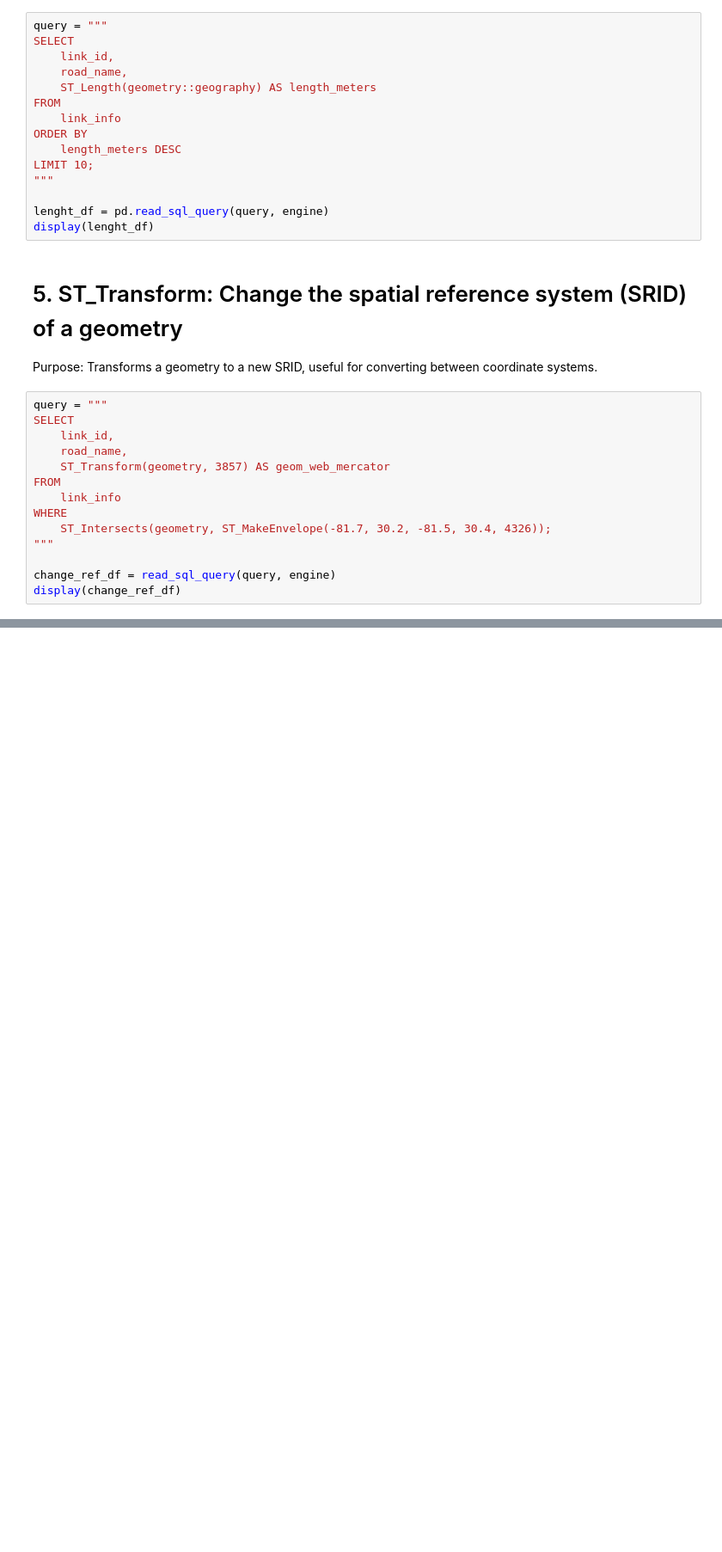
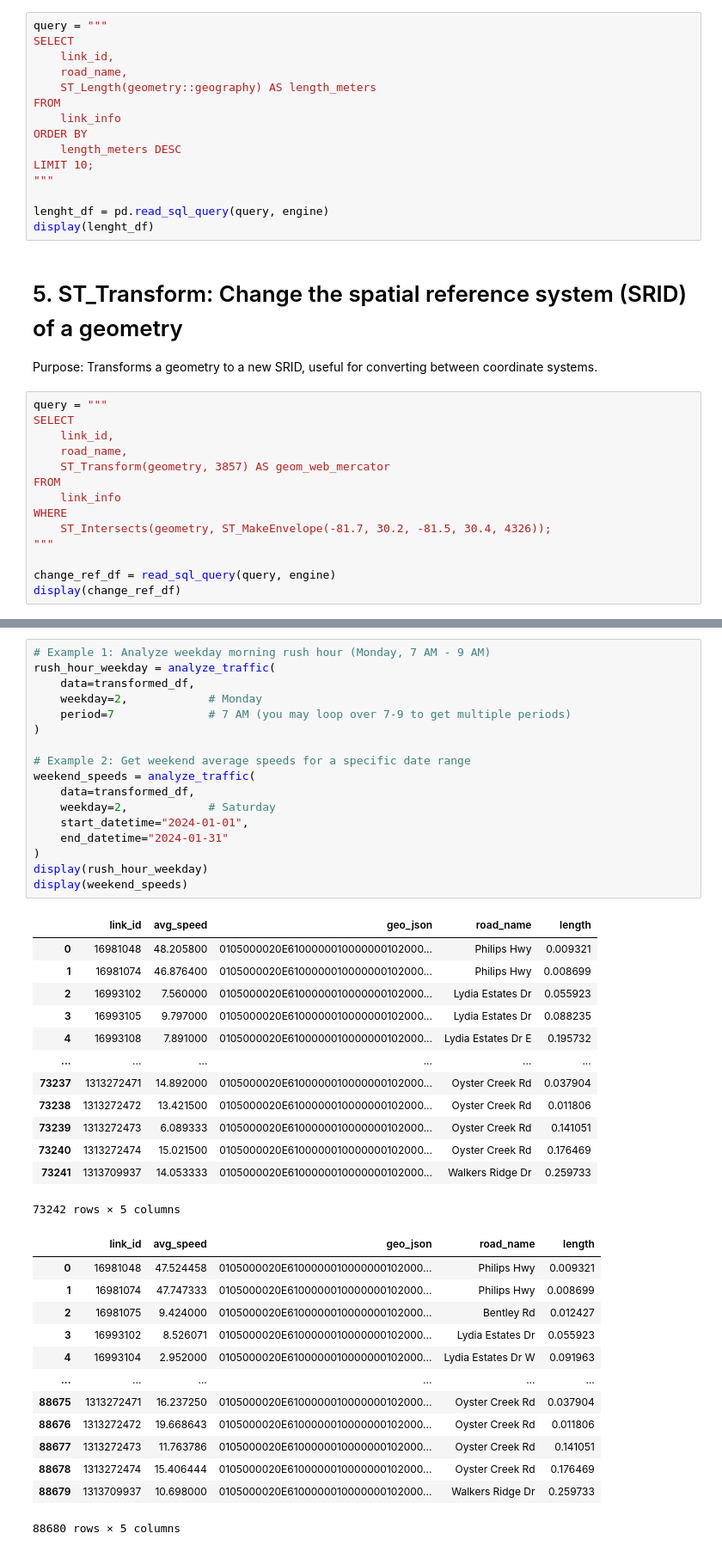
Before and after one commit to GuiBo79/urban-sdk, a Jupyter notebook: notebooks/urban-sdk.ipynb, the cells around one changed output, grey strips where cells are left out. Shown at 86% size. Drawn from its saved outputs; the diff is of its cells as text; blank space fills up the shorter version.

```diff
--- a/notebooks/urban-sdk.ipynb
+++ b/notebooks/urban-sdk.ipynb
@@ -558,0 +544,44 @@ display(change_ref_df)
+# %%
+# Example 1: Analyze weekday morning rush hour (Monday, 7 AM - 9 AM)
+rush_hour_weekday = analyze_traffic(
+    data=transformed_df,
+    weekday=2,            # Monday
+    period=7              # 7 AM (you may loop over 7-9 to get multiple periods)
+)
+
+# Example 2: Get weekend average speeds for a specific date range
+weekend_speeds = analyze_traffic(
+    data=transformed_df,
+    weekday=2,            # Saturday
+    start_datetime="2024-01-01",
+    end_datetime="2024-01-31"
+)
+display(rush_hour_weekday)
+display(weekend_speeds)
+# %% [output]
+|  | link_id | avg_speed | geo_json | road_name | length |
+| 0 | 16981048 | 48.205800 | 0105000020E6100000010000000102000... | Philips Hwy | 0.009321 |
+| 1 | 16981074 | 46.876400 | 0105000020E6100000010000000102000... | Philips Hwy | 0.008699 |
+| 2 | 16993102 | 7.560000 | 0105000020E6100000010000000102000... | Lydia Estates Dr | 0.055923 |
+| 3 | 16993105 | 9.797000 | 0105000020E6100000010000000102000... | Lydia Estates Dr | 0.088235 |
+| 4 | 16993108 | 7.891000 | 0105000020E6100000010000000102000... | Lydia Estates Dr E | 0.195732 |
+| ... | ... | ... | ... | ... | ... |
+| 73237 | 1313272471 | 14.892000 | 0105000020E6100000010000000102000... | Oyster Creek Rd | 0.037904 |
+| 73238 | 1313272472 | 13.421500 | 0105000020E6100000010000000102000... | Oyster Creek Rd | 0.011806 |
+| 73239 | 1313272473 | 6.089333 | 0105000020E6100000010000000102000... | Oyster Creek Rd | 0.141051 |
+| 73240 | 1313272474 | 15.021500 | 0105000020E6100000010000000102000... | Oyster Creek Rd | 0.176469 |
+| 73241 | 1313709937 | 14.053333 | 0105000020E6100000010000000102000... | Walkers Ridge Dr | 0.259733 |
+73242 rows × 5 columns
+|  | link_id | avg_speed | geo_json | road_name | length |
+| 0 | 16981048 | 47.524458 | 0105000020E6100000010000000102000... | Philips Hwy | 0.009321 |
+| 1 | 16981074 | 47.747333 | 0105000020E6100000010000000102000... | Philips Hwy | 0.008699 |
+| 2 | 16981075 | 9.424000 | 0105000020E6100000010000000102000... | Bentley Rd | 0.012427 |
+| 3 | 16993102 | 8.526071 | 0105000020E6100000010000000102000... | Lydia Estates Dr | 0.055923 |
+| 4 | 16993104 | 2.952000 | 0105000020E6100000010000000102000... | Lydia Estates Dr W | 0.091963 |
+| ... | ... | ... | ... | ... | ... |
+| 88675 | 1313272471 | 16.237250 | 0105000020E6100000010000000102000... | Oyster Creek Rd | 0.037904 |
+| 88676 | 1313272472 | 19.668643 | 0105000020E6100000010000000102000... | Oyster Creek Rd | 0.011806 |
+| 88677 | 1313272473 | 11.763786 | 0105000020E6100000010000000102000... | Oyster Creek Rd | 0.141051 |
+| 88678 | 1313272474 | 15.406444 | 0105000020E6100000010000000102000... | Oyster Creek Rd | 0.176469 |
+| 88679 | 1313709937 | 10.698000 | 0105000020E6100000010000000102000... | Walkers Ridge Dr | 0.259733 |
+88680 rows × 5 columns
```
Also changed, not shown: parts of 4 cells of this notebook.
